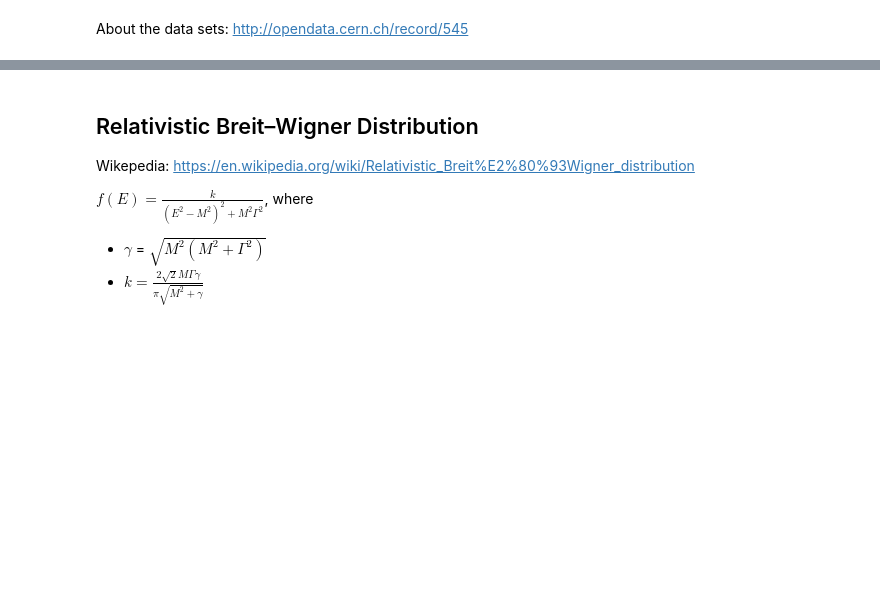
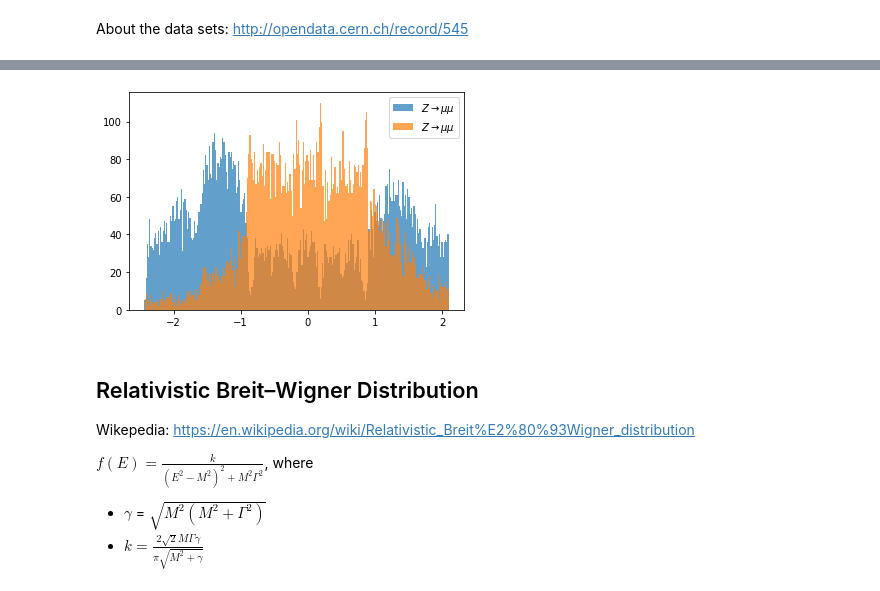
Before and after one commit to JasonB-hub/Phys-3511-Fall2020, a Jupyter notebook: Module06/LHC-Data-Lecture.ipynb, the cells around one changed output, grey strips where cells are left out. Drawn from its saved outputs; the diff is of its cells as text; code cells hidden in the pictures; blank space fills up the shorter version.

```diff
--- a/Module06/LHC-Data-Lecture.ipynb
+++ b/Module06/LHC-Data-Lecture.ipynb
@@ -36,6 +36,7 @@ dtypes: float64(11), int64(4)
 memory usage: 1.2 MB
 # %%
 fig = plt.figure('Z decay')
-plt.hist(minv_mu,bins=250,alpha = 0.7, label=r'$Z\rightarrow \mu\mu$')
+plt.hist(d3.eta1,bins=250,alpha = 0.7, label=r'$Z\rightarrow \mu\mu$')
+plt.hist(d3.eta2,bins=250,alpha = 0.7, label=r'$Z\rightarrow \mu\mu$')
 plt.legend();
 # %% [output]
@@ -44,3 +43,4 @@ plt.legend();
+[figure, added]
 # %% [markdown]
 ## Relativistic Breit–Wigner Distribution
 Wikepedia: https://en.wikipedia.org/wiki/Relativistic_Breit%E2%80%93Wigner_distribution
```
Also changed, not shown: parts of 3 cells of this notebook.
